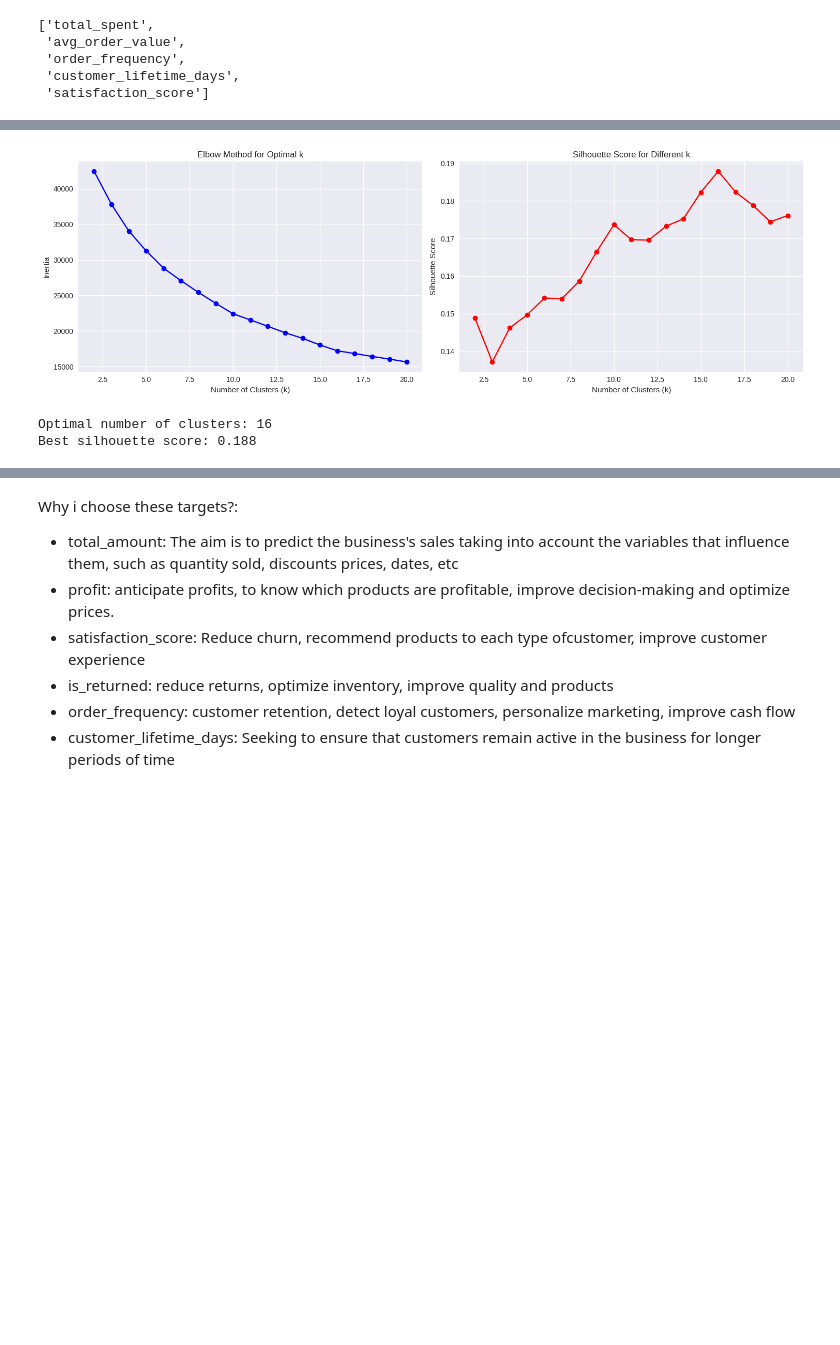
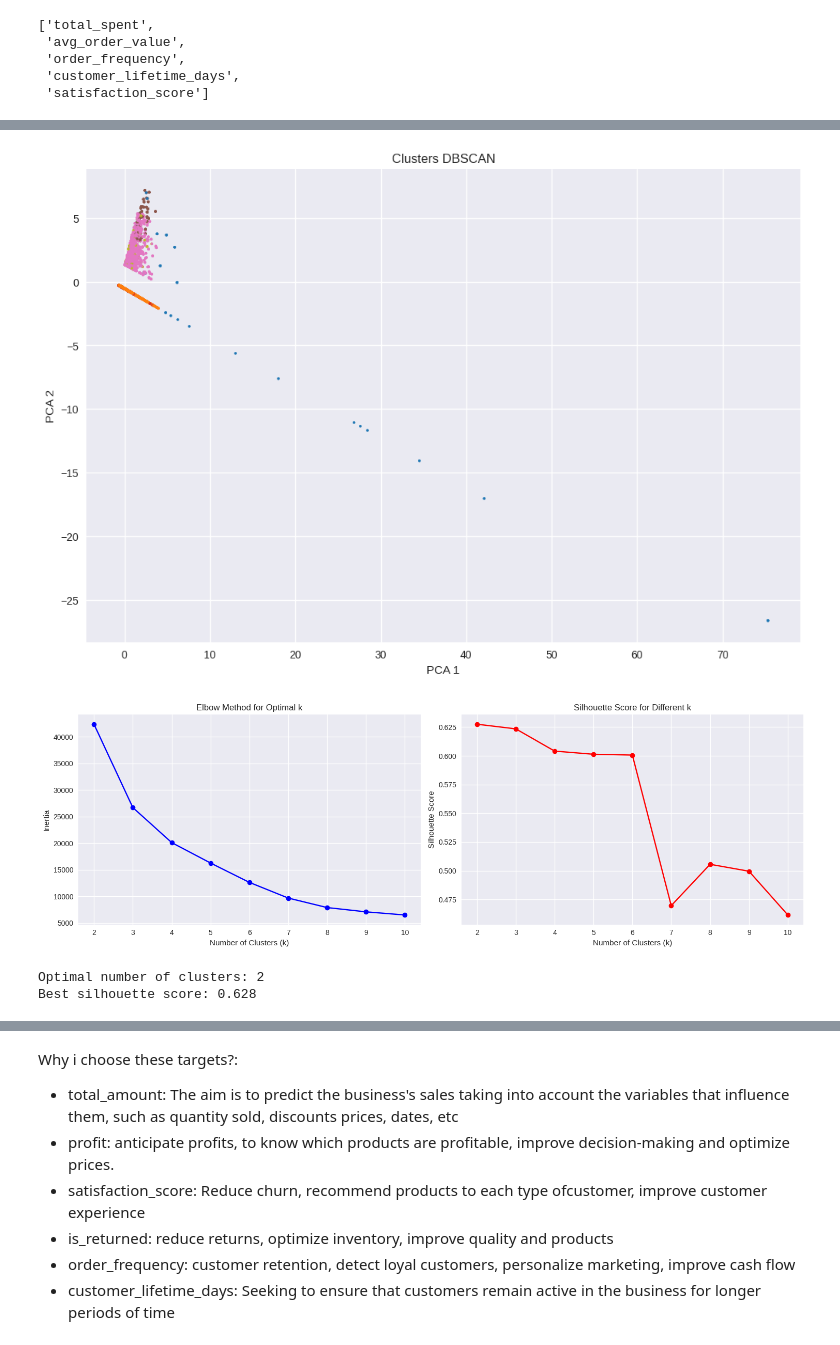
Before and after one commit to MatiasSiles/Sales-Optimization, a Jupyter notebook: model_training_testing.ipynb, the cells around one changed output, grey strips where cells are left out. Saved outputs shown, nothing was run; the diff lists cells and outputs as text; code cells hidden in the pictures; blank space fills up the shorter version.

```diff
--- a/model_training_testing.ipynb
+++ b/model_training_testing.ipynb
@@ -423,10 +373,25 @@ available_features
+# %%
+db = DBSCAN(eps=1, min_samples=5).fit(X)
+labels = db.labels_
+
+# Reducir a 2D para visualizar
+X_pca = PCA(n_components=2).fit_transform(X)
+
+# Graficar
+plt.scatter(X_pca[:, 0], X_pca[:, 1], c=labels, cmap='tab10', s=5)
+plt.title("Clusters DBSCAN")
+plt.xlabel("PCA 1")
+plt.ylabel("PCA 2")
+plt.show()
+# %% [output]
+[figure, added]
 # %%
 # Find Optimal Number of Clusters
 
 if len(available_features) >= 3:
     # Find optimal clusters
     clustering_data = df[available_features].fillna(0)
-    optimal_clusters = segmenter.find_optimal_clusters(clustering_data, max_clusters=20)
+    optimal_clusters = segmenter.find_optimal_clusters(clustering_data, max_clusters=10)
 
     # Plot elbow curve and silhouette scores
     fig, (ax1, ax2) = plt.subplots(1, 2, figsize=(15, 5))
@@ -458,9 +423,9 @@ if len(available_features) >= 3:
 else:
     print("Not enough features for clustering analysis")
 # %% [output]
-[figure, old version]
+[figure, new version]
-Optimal number of clusters: 16
-Best silhouette score: 0.188
+Optimal number of clusters: 2
+Best silhouette score: 0.628
 # %%
 print("🎯 PERFORMING RFM ANALYSIS")
 print("=" * 50)
```
Also changed, not shown: parts of 15 cells of this notebook.
